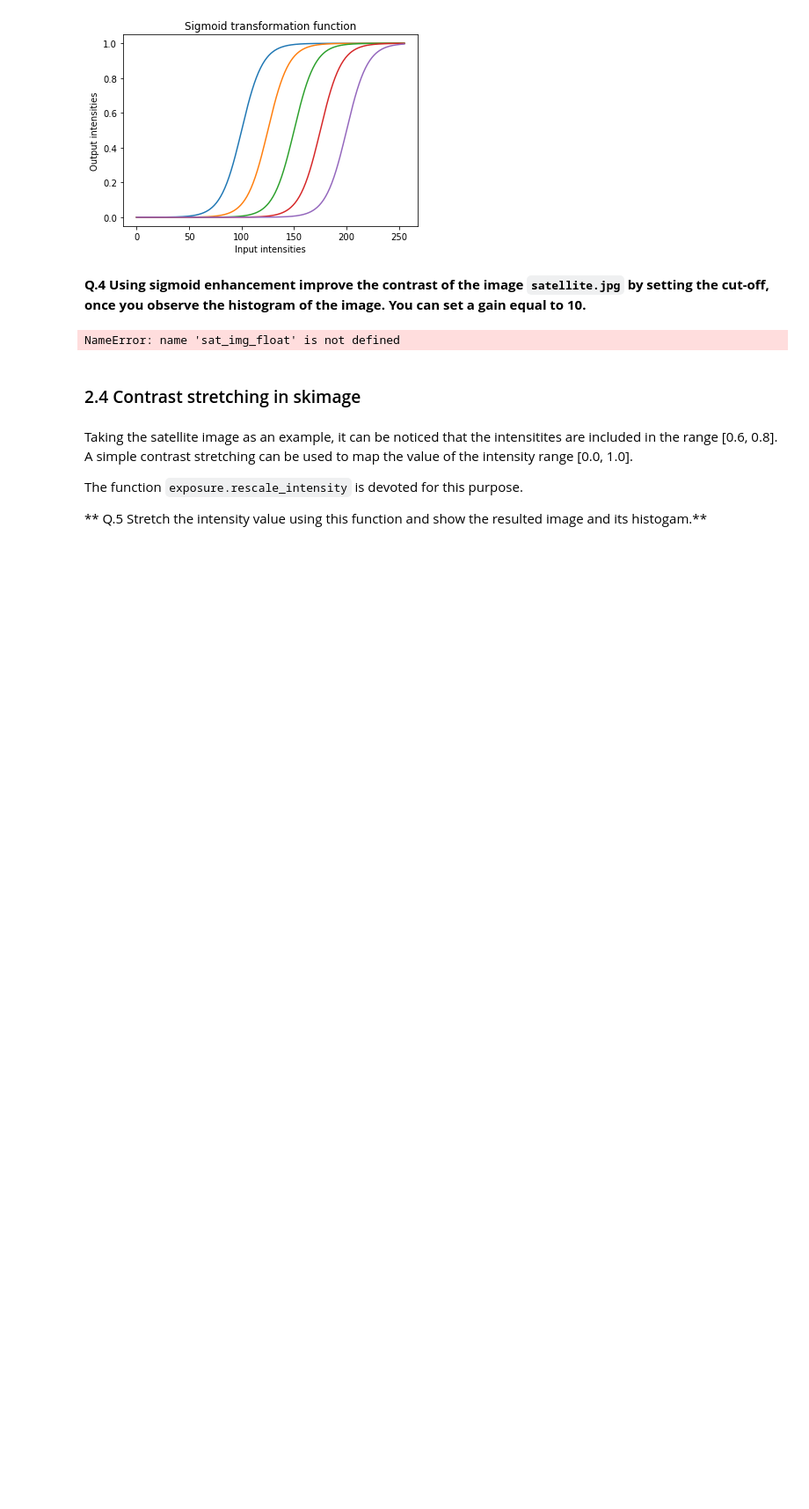
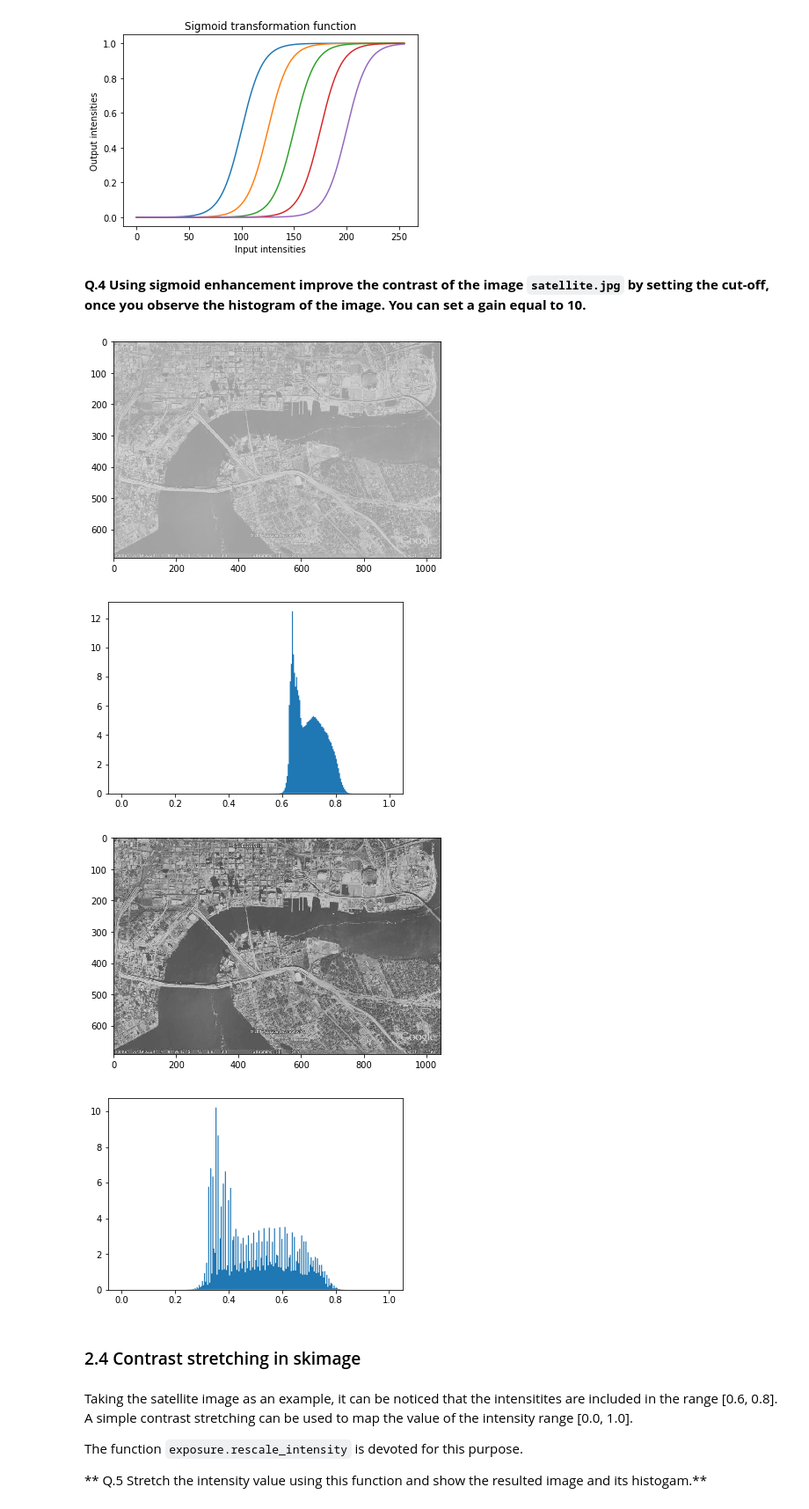
Before and after one commit to henryogene20/B31XB-IIP-TP-1718, a Jupyter notebook: 2-image-enhancement/2-enhancement.ipynb, the cells around one changed output. Shown at 88% size. Saved outputs shown, nothing was run; the diff lists cells and outputs as text; code cells hidden in the pictures; blank space fills up the shorter version.

```diff
--- a/2-image-enhancement/2-enhancement.ipynb
+++ b/2-image-enhancement/2-enhancement.ipynb
@@ -201,17 +201,28 @@ plt.show()
 # %% [markdown]
 **Q.4 Using sigmoid enhancement improve the contrast of the image `satellite.jpg` by setting the cut-off, once you observe the histogram of the image. You can set a gain equal to 10.**
 # %%
+# Load the satellite image
+sat_img_float = img_as_float(io.imread('./images/satellite.jpg', as_grey=True))
+
+# Show the magnitude image and its histogram
+plt.figure()
+io.imshow(sat_img_float)
+plt.figure()
+n, bins, patches = plt.hist(sat_img_float.flatten(), 256, range=(0., 1.), normed=1, histtype='stepfilled')
+
+# Apply the sigmoid function on the first peak
 sat_sig_1 = exposure.adjust_sigmoid(sat_img_float, cutoff=0.7, gain=10)
 
-#Show the magnitude image and its histogram
-plt.subplot(223)
+# Show the magnitude image and its histogram
+plt.figure()
 io.imshow(sat_sig_1)
-plt.title('enhanced image using sigmoid')
-plt.subplot(224)
-n, bins, patches = plt.hist(sat_sig_1.flatten(), 256, range=(0., 1.))
-plt.title('enhanced histogram')
+plt.figure()
+n, bins, patches = plt.hist(sat_sig_1.flatten(), 256, range=(0., 1.), normed=1, histtype='stepfilled')
 # %% [output]
-NameError: name 'sat_img_float' is not defined
+[figure, added]
+[figure, added]
+[figure, added]
+[figure, added]
 # %% [markdown]
 ### 2.4 Contrast stretching in skimage
 # %% [markdown]
```
Also changed, not shown: parts of 6 cells of this notebook, 2 other files.
